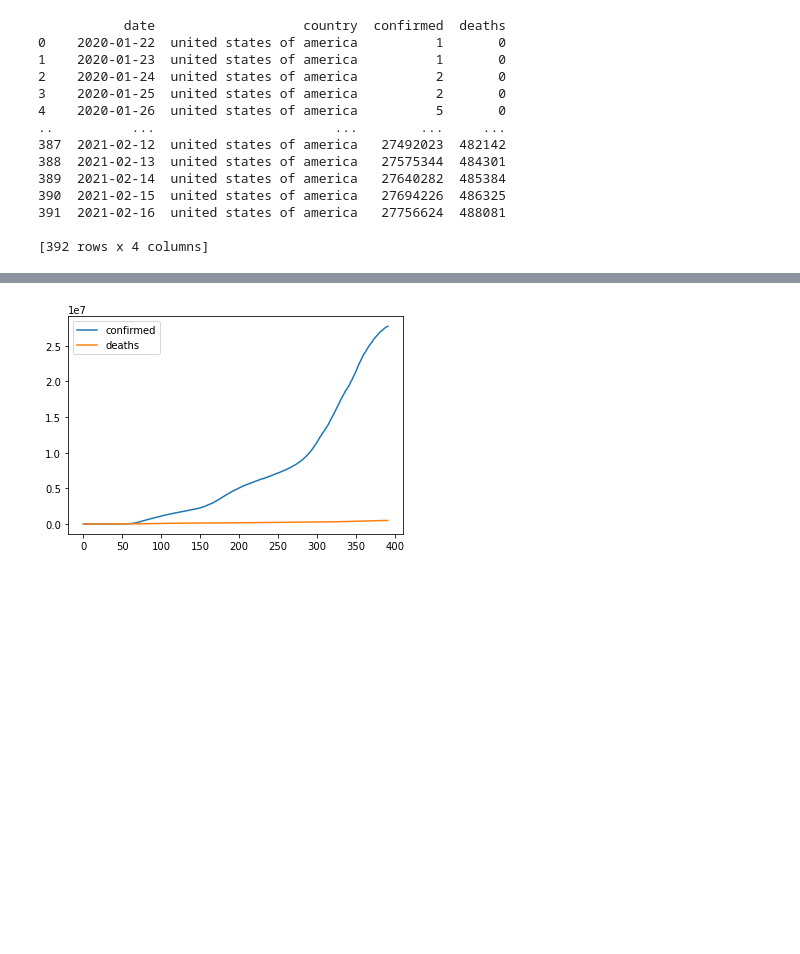
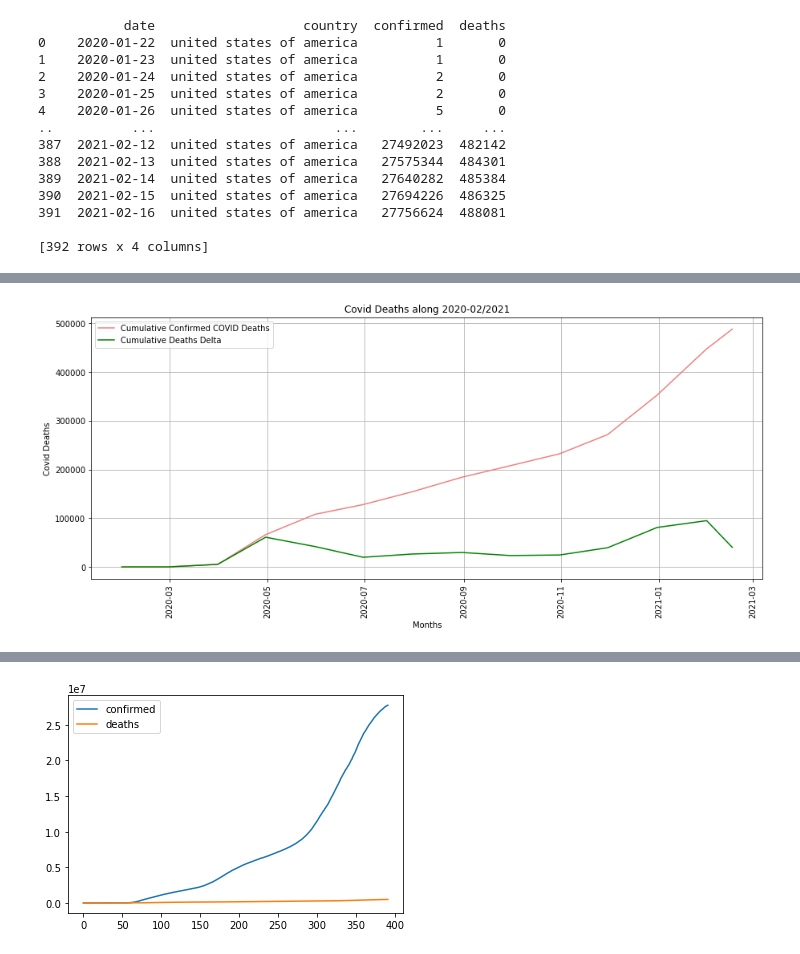
Before and after one commit to Rcidm1994/Project1, a Jupyter notebook: Main.ipynb, the cells around one changed output, grey strips where cells are left out. Drawn from its saved outputs; the diff is of its cells as text; code cells hidden in the pictures; blank space fills up the shorter version.

```diff
--- a/Main.ipynb
+++ b/Main.ipynb
@@ -76,0 +171,16 @@ print(dfusa)
+# %%
+x_axis = usa1['Date']
+d_axis = usa1['Deaths']
+dd_axis = usa1['Deaths Delta']
+plt.figure(figsize=(15,6))
+plt.plot(x_axis, d_axis, color = 'lightcoral', label = 'Cumulative Confirmed COVID Deaths')
+plt.plot(x_axis, dd_axis, color = 'green', label = 'Cumulative Deaths Delta')
+plt.xticks(rotation='vertical')
+plt.xlabel('Months')
+plt.ylabel('Covid Deaths')
+plt.title('Covid Deaths along 2020-02/2021')
+plt.legend()
+plt.grid()
+plt.show()
+# %% [output]
+[figure, added]
```
Also changed, not shown: parts of 8 cells of this notebook.
